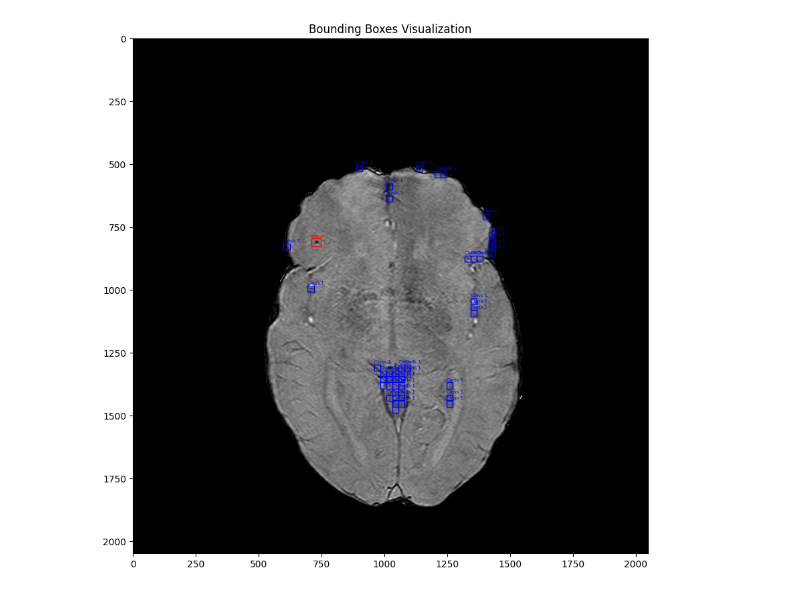
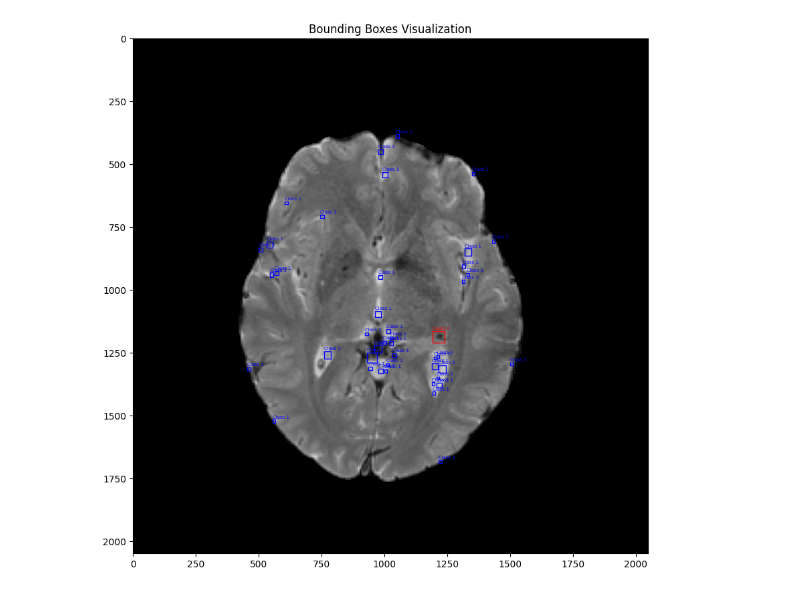
Before and after one commit to greenyjwk/VALDO_brain_MRI_dataset_preprocessing, a Jupyter notebook: misc/EDA/EDA_negative_class_vis.ipynb, the cells around one changed output. Drawn from its saved outputs; the diff is of its cells as text; code cells hidden in the pictures.

```diff
--- a/misc/EDA/EDA_negative_class_vis.ipynb
+++ b/misc/EDA/EDA_negative_class_vis.ipynb
@@ -22,35 +74,35 @@ def visualize_bounding_boxes(image_path, label_path):
         box_height *= height
         x_min = int(x_center - box_width / 2)
         y_min = int(y_center - box_height / 2)
         x_max = int(x_center + box_width / 2)
         y_max = int(y_center + box_height / 2)
         bboxes.append((class_id, x_min, y_min, x_max, y_max))
 
     # Plot the image
     plt.figure(figsize=(10, 10))
     plt.imshow(image, cmap='gray' if len(image.shape) == 2 else None)
     plt.axis('on')
 
     # Plot the bounding boxes
     for bbox in bboxes:
         class_id, x_min, y_min, x_max, y_max = bbox
         color = 'red' if class_id == 0 else 'blue'
         rect = plt.Rectangle((x_min, y_min), x_max - x_min, y_max - y_min,
                               linewidth=1, edgecolor=color, facecolor='none')
         plt.gca().add_patch(rect)
         # plt.text(x_min, y_min - 5, f'Class {int(class_id)}', color=color, fontsize=5, weight='bold')
         plt.text(x_min, y_min - 5, f'Class {int(class_id)}', color=color, fontsize=5)
 
     plt.title("Bounding Boxes Visualization")
     plt.show()
 
 # Example usage
-uid = "228"
-slice_num = "089"
+uid = "304"
+slice_num = "020"
 image_path = f"/mnt/storage/ji/brain_mri_valdo_mayo/valdo_resample_ALFA_YOLO_PNG_epd_gt_box_t2s_GAN_2class/images/train/sub-{uid}_slice_{slice_num}.png"
-label_path = f"/mnt/storage/ji/brain_mri_valdo_mayo/valdo_resample_ALFA_YOLO_PNG_epd_gt_box_t2s_GAN_2class/labels/train/sub-{uid}_slice_{slice_num}.txt"
+# label_path = f"/mnt/storage/ji/brain_mri_valdo_mayo/valdo_resample_ALFA_YOLO_PNG_epd_gt_box_t2s_GAN_2class/labels/train/sub-{uid}_slice_{slice_num}.txt"
 
-# label_path = f"/mnt/storage/ji/brain_mri_valdo_mayo/TEMP3_train/labels/train/sub-{uid}_slice_{slice_num}.txt"
+label_path = f"/mnt/storage/ji/brain_mri_valdo_mayo/TEMP3_train/labels/train/sub-{uid}_slice_{slice_num}.txt"
 visualize_bounding_boxes(image_path, label_path)
 # %% [output]
-[figure, old version]
+[figure, new version]
```
Also changed, not shown: parts of 6 cells of this notebook, 10 other files.
